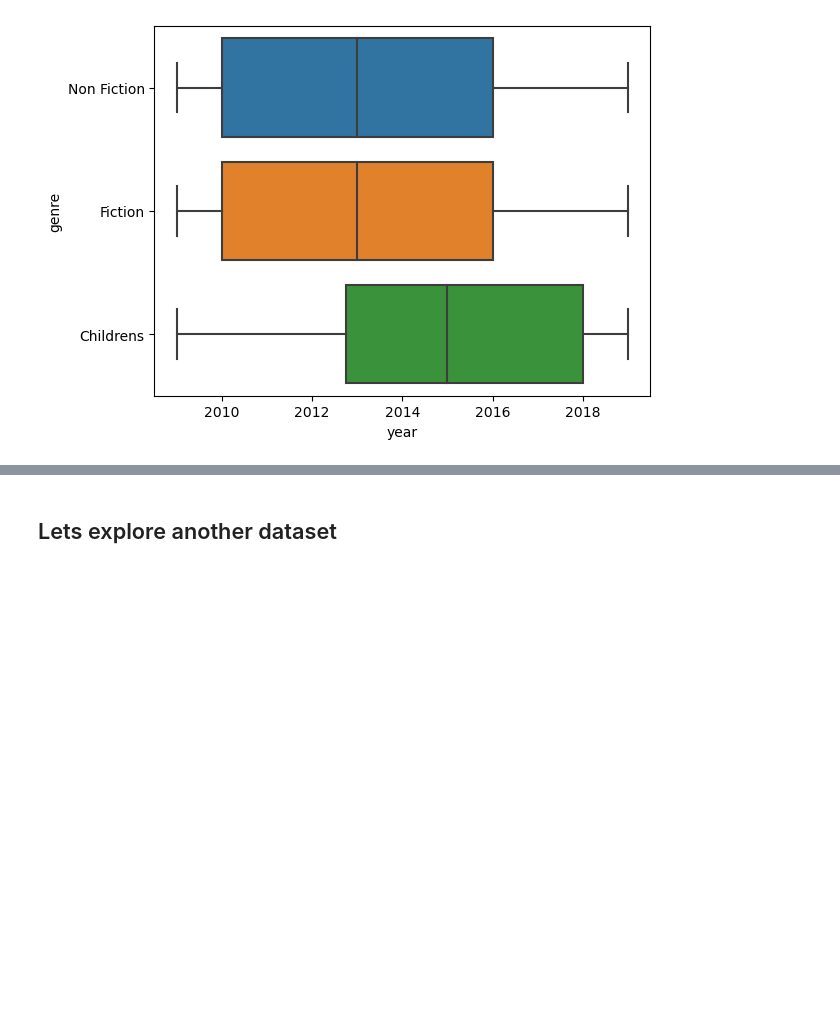
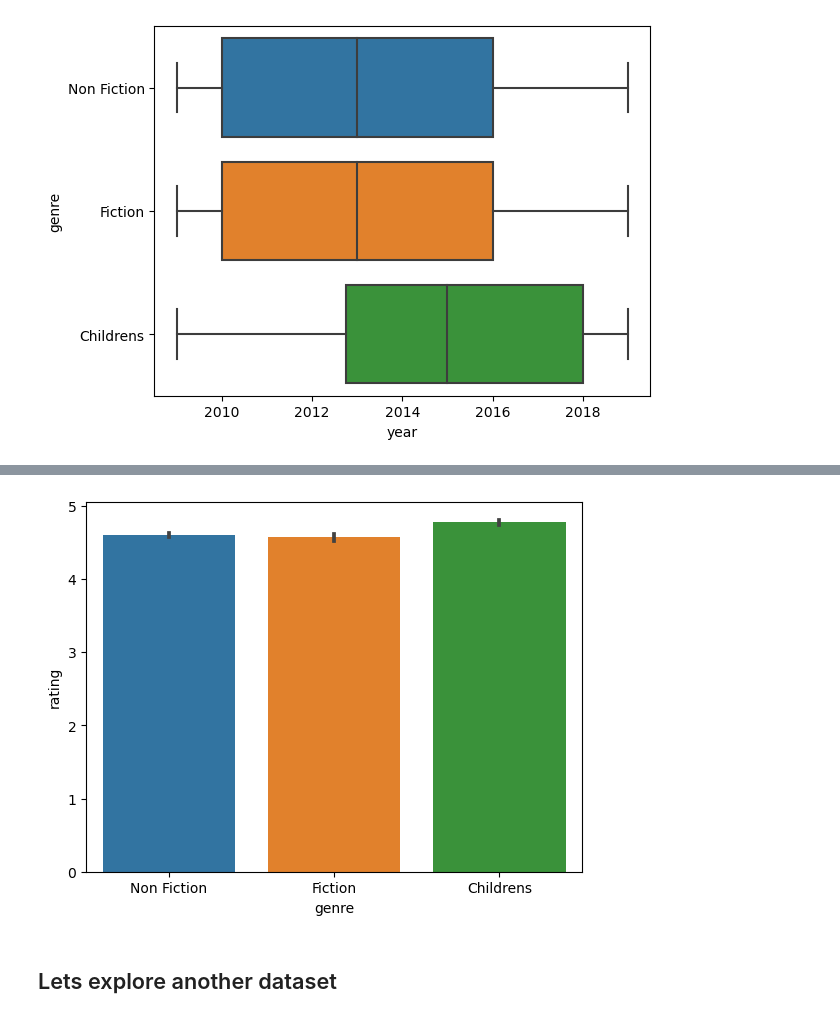
Before and after one commit to mezamateoj/DataProjects, a Jupyter notebook: EDA-Study/first_explorations.ipynb, the cells around one changed output, grey strips where cells are left out. Saved outputs shown, nothing was run; the diff lists cells and outputs as text; code cells hidden in the pictures; blank space fills up the shorter version.

```diff
--- a/EDA-Study/main.ipynb
+++ b/EDA-Study/first_explorations.ipynb
@@ -92,3 +121,8 @@ plt.show()
+# %%
+sns.barplot(data=books, x='genre', y='rating')
+plt.show()
+# %% [output]
+[figure, added]
 # %% [markdown]
 ## Lets explore another dataset
 # %%
```
Also changed, not shown: parts of 9 cells of this notebook.
